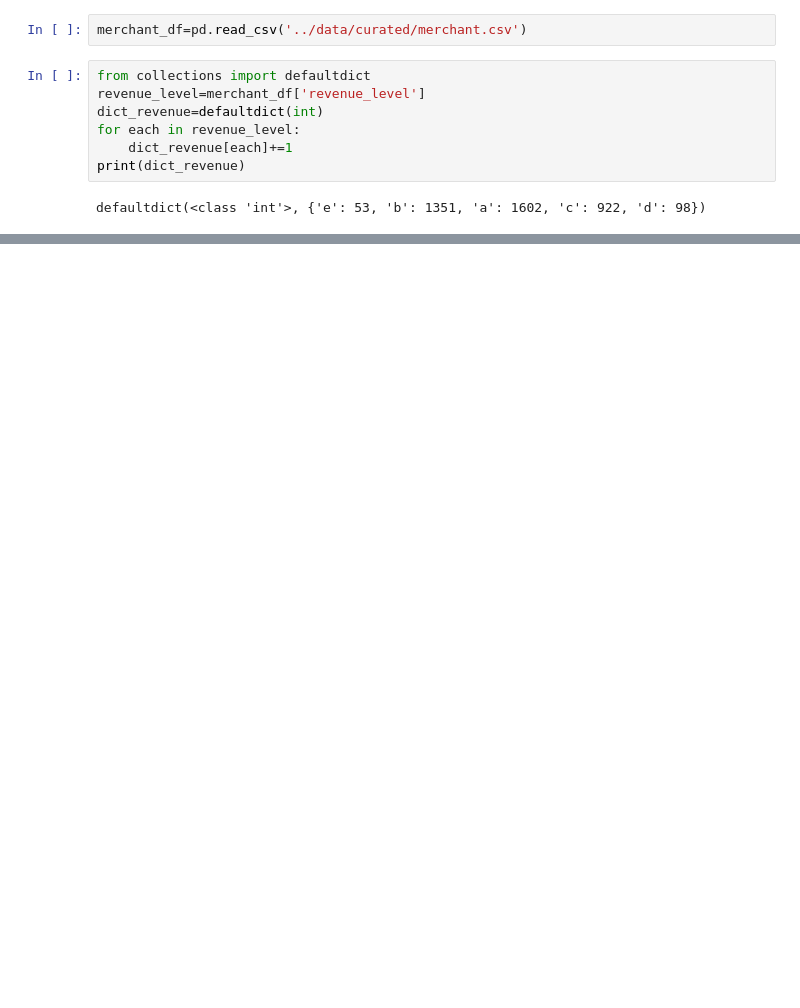
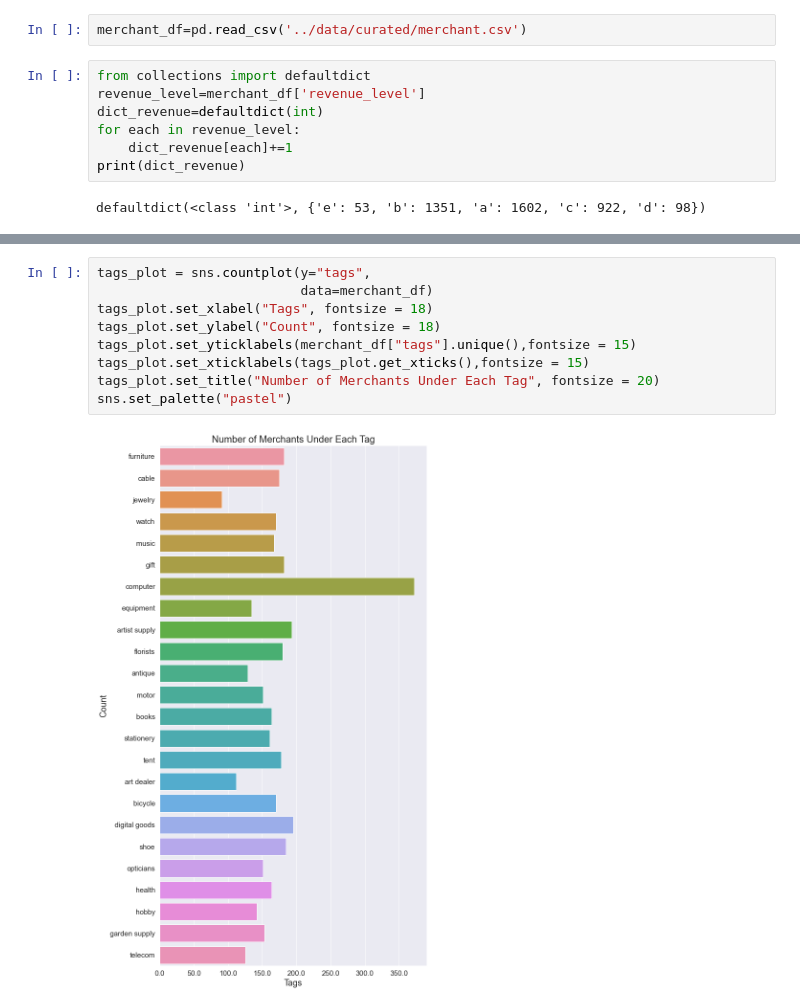
Before and after one commit to MAST30034-Applied-Data-Science/generic-buy-now-pay-later-project-group-14, a Jupyter notebook: notebooks/merchant_analysis.ipynb, the cells around one changed output, grey strips where cells are left out. Cells and saved outputs as stored; diff of their text form; blank space fills up the shorter version.

Commit message:
count of merchants in each tag

```diff
--- a/notebooks/merchant_analysis.ipynb
+++ b/notebooks/merchant_analysis.ipynb
@@ -29,0 +34,11 @@ findfont: Generic family 'sans-serif' not found because none of the following fa
+# %%
+tags_plot = sns.countplot(y="tags",
+                          data=merchant_df)
+tags_plot.set_xlabel("Tags", fontsize = 18)
+tags_plot.set_ylabel("Count", fontsize = 18)
+tags_plot.set_yticklabels(merchant_df["tags"].unique(),fontsize = 15)
+tags_plot.set_xticklabels(tags_plot.get_xticks(),fontsize = 15)
+tags_plot.set_title("Number of Merchants Under Each Tag", fontsize = 20)
+sns.set_palette("pastel")
+# %% [output]
+[figure, added]
```
Also changed, not shown: parts of 2 cells of this notebook, 2 other files.
